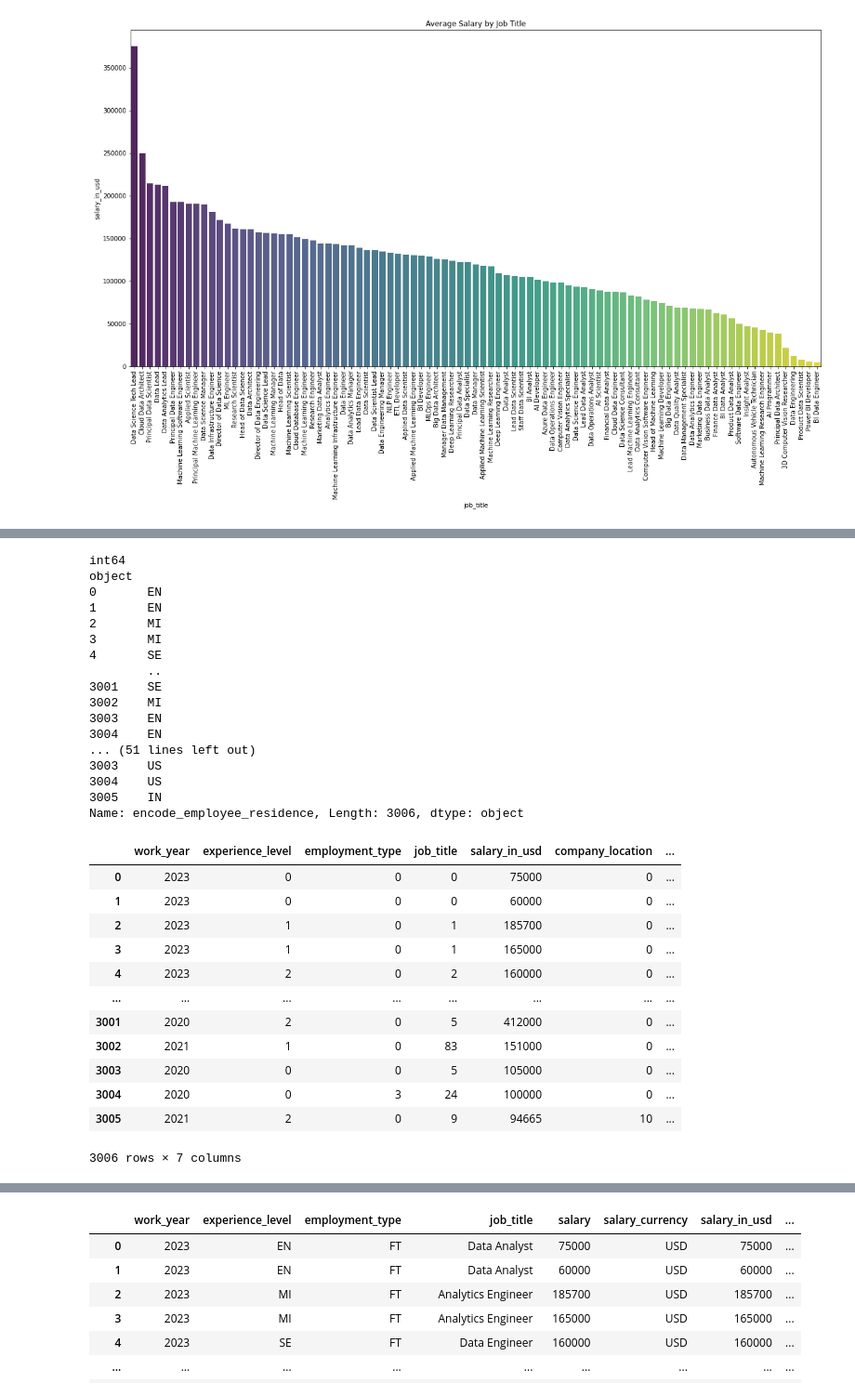
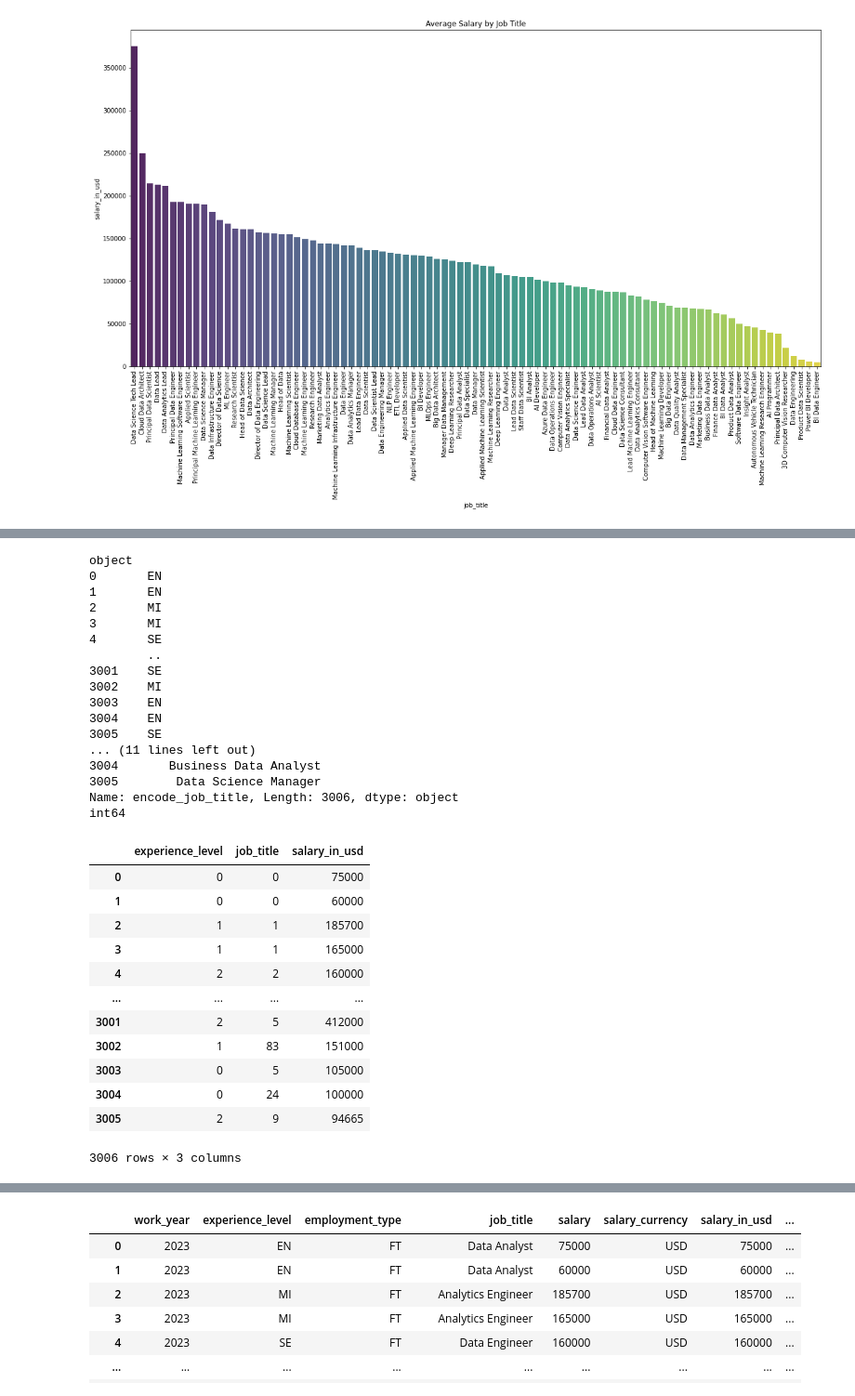
Before and after one commit to sahathat/dataSci, a Jupyter notebook: machineLearning/unsupervised/G7-AL+ML-salaries.ipynb, the cells around one changed output, grey strips where cells are left out. Shown at 93% size. Drawn from its saved outputs; the diff is of its cells as text; code cells hidden in the pictures.

```diff
--- a/machineLearning/unsupervised/G7-AL+ML-salaries.ipynb
+++ b/machineLearning/unsupervised/G7-AL+ML-salaries.ipynb
@@ -220,53 +220,54 @@ def mapped_labels(df,cols):
     selected_df = df[cols].copy()
     for col in cols:
         i = 0
         print(selected_df[col].dtypes)
         if selected_df[col].dtypes=="object":
             for cls in selected_df[col].unique():
                 class_mapping[cls] = i
                 i = i + 1
             selected_df["encode_"+col] = selected_df[col]
             selected_df[col] = selected_df["encode_"+col].map(class_mapping)
             print(selected_df['encode_'+col])
             del selected_df["encode_"+col]
     return selected_df
 
 ## selected columns for make features and model
-columns = ["work_year","experience_level","employment_type","job_title","salary_in_usd","company_location","employee_residence"]
+# columns = ["work_year","experience_level","employment_type","job_title","salary_in_usd","company_location","employee_residence"]
+columns = ["experience_level","job_title","salary_in_usd"]
 
 selected_df = mapped_labels(df, columns)
 selected_df
 # %% [output]
-int64
 object
 0       EN
 1       EN
 2       MI
 3       MI
 4       SE
         ..
 3001    SE
 3002    MI
 3003    EN
 3004    EN
-... (51 lines left out)
-3003    US
-3004    US
-3005    IN
-Name: encode_employee_residence, Length: 3006, dtype: object
+3005    SE
+... (11 lines left out)
+3004       Business Data Analyst
+3005        Data Science Manager
+Name: encode_job_title, Length: 3006, dtype: object
+int64
-|  | work_year | experience_level | employment_type | job_title | salary_in_usd | company_location | ... |
-| 0 | 2023 | 0 | 0 | 0 | 75000 | 0 | ... |
-| 1 | 2023 | 0 | 0 | 0 | 60000 | 0 | ... |
-| 2 | 2023 | 1 | 0 | 1 | 185700 | 0 | ... |
-| 3 | 2023 | 1 | 0 | 1 | 165000 | 0 | ... |
-| 4 | 2023 | 2 | 0 | 2 | 160000 | 0 | ... |
-| ... | ... | ... | ... | ... | ... | ... | ... |
-| 3001 | 2020 | 2 | 0 | 5 | 412000 | 0 | ... |
-| 3002 | 2021 | 1 | 0 | 83 | 151000 | 0 | ... |
-| 3003 | 2020 | 0 | 0 | 5 | 105000 | 0 | ... |
-| 3004 | 2020 | 0 | 3 | 24 | 100000 | 0 | ... |
-| 3005 | 2021 | 2 | 0 | 9 | 94665 | 10 | ... |
+|  | experience_level | job_title | salary_in_usd |
+| 0 | 0 | 0 | 75000 |
+| 1 | 0 | 0 | 60000 |
+| 2 | 1 | 1 | 185700 |
+| 3 | 1 | 1 | 165000 |
+| 4 | 2 | 2 | 160000 |
+| ... | ... | ... | ... |
+| 3001 | 2 | 5 | 412000 |
+| 3002 | 1 | 83 | 151000 |
+| 3003 | 0 | 5 | 105000 |
+| 3004 | 0 | 24 | 100000 |
+| 3005 | 2 | 9 | 94665 |
-3006 rows × 7 columns
+3006 rows × 3 columns
 # %%
 # normalized data
 from sklearn.preprocessing import StandardScaler
```
Also changed, not shown: parts of 6 cells of this notebook, 3 other files.
